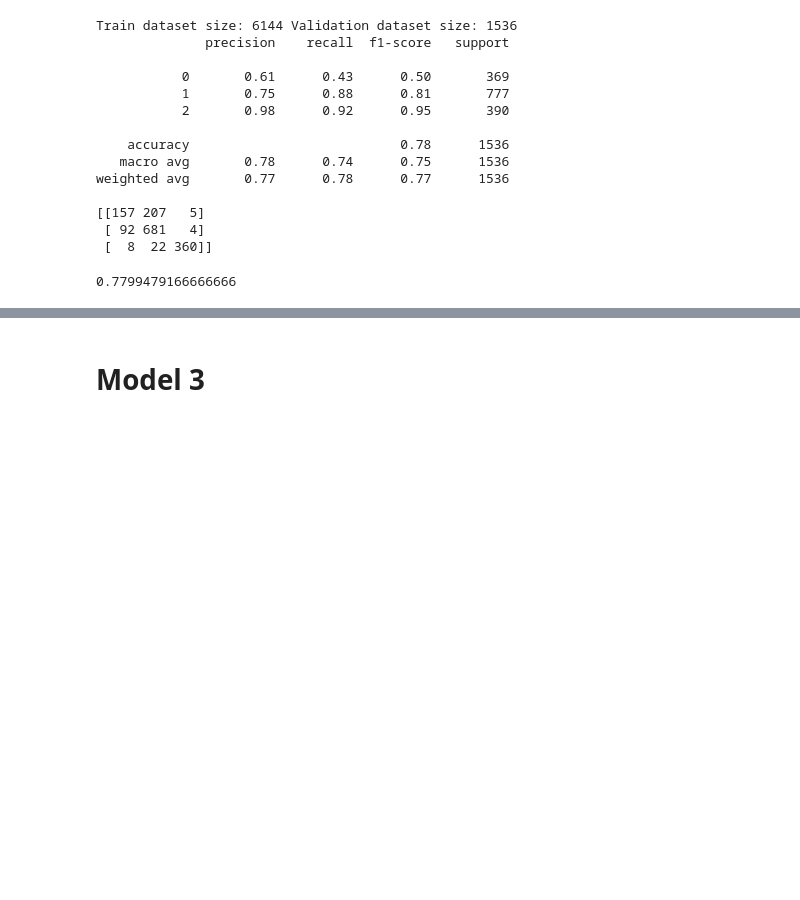
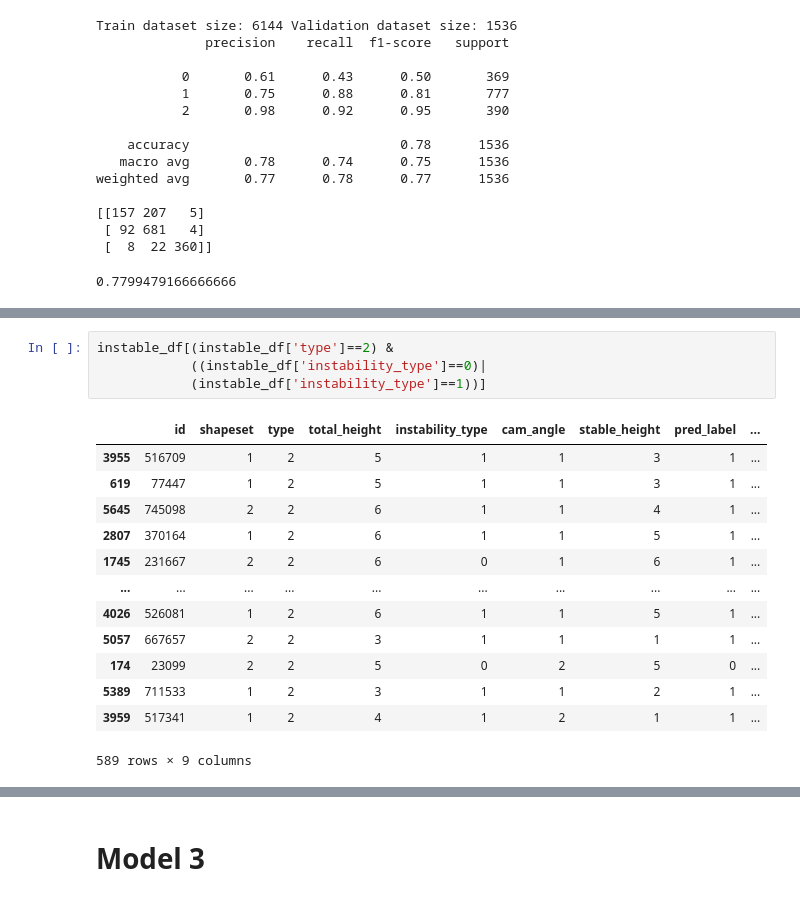
Before and after one commit to XinHong2021/Physical_Reasoning, a Jupyter notebook: combine_models.ipynb, the cells around one changed output, grey strips where cells are left out. Cells and saved outputs as stored; diff of their text form; blank space fills up the shorter version.

```diff
--- a/combine_models.ipynb
+++ b/combine_models.ipynb
@@ -471,0 +519,18 @@ weighted avg       0.77      0.78      0.77      1536
+# %%
+instable_df[(instable_df['type']==2) &
+            ((instable_df['instability_type']==0)|
+            (instable_df['instability_type']==1))]
+# %% [output]
+|  | id | shapeset | type | total_height | instability_type | cam_angle | stable_height | pred_label | ... |
+| 3955 | 516709 | 1 | 2 | 5 | 1 | 1 | 3 | 1 | ... |
+| 619 | 77447 | 1 | 2 | 5 | 1 | 1 | 3 | 1 | ... |
+| 5645 | 745098 | 2 | 2 | 6 | 1 | 1 | 4 | 1 | ... |
+| 2807 | 370164 | 1 | 2 | 6 | 1 | 1 | 5 | 1 | ... |
+| 1745 | 231667 | 2 | 2 | 6 | 0 | 1 | 6 | 1 | ... |
+| ... | ... | ... | ... | ... | ... | ... | ... | ... | ... |
+| 4026 | 526081 | 1 | 2 | 6 | 1 | 1 | 5 | 1 | ... |
+| 5057 | 667657 | 2 | 2 | 3 | 1 | 1 | 1 | 1 | ... |
+| 174 | 23099 | 2 | 2 | 5 | 0 | 2 | 5 | 0 | ... |
+| 5389 | 711533 | 1 | 2 | 3 | 1 | 1 | 2 | 1 | ... |
+| 3959 | 517341 | 1 | 2 | 4 | 1 | 2 | 1 | 1 | ... |
+589 rows × 9 columns
```
Also changed, not shown: parts of 23 cells of this notebook, 9 other files.
